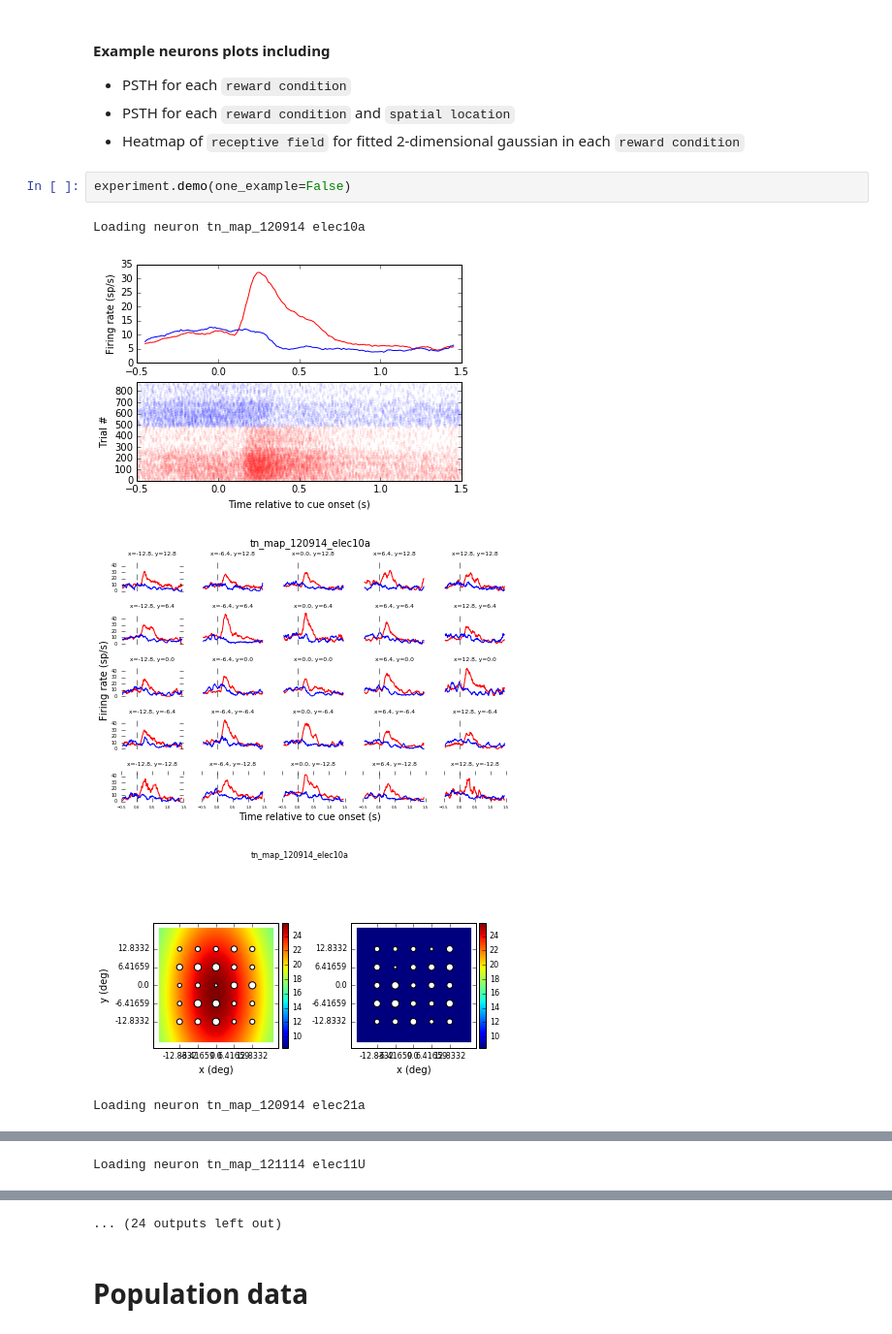
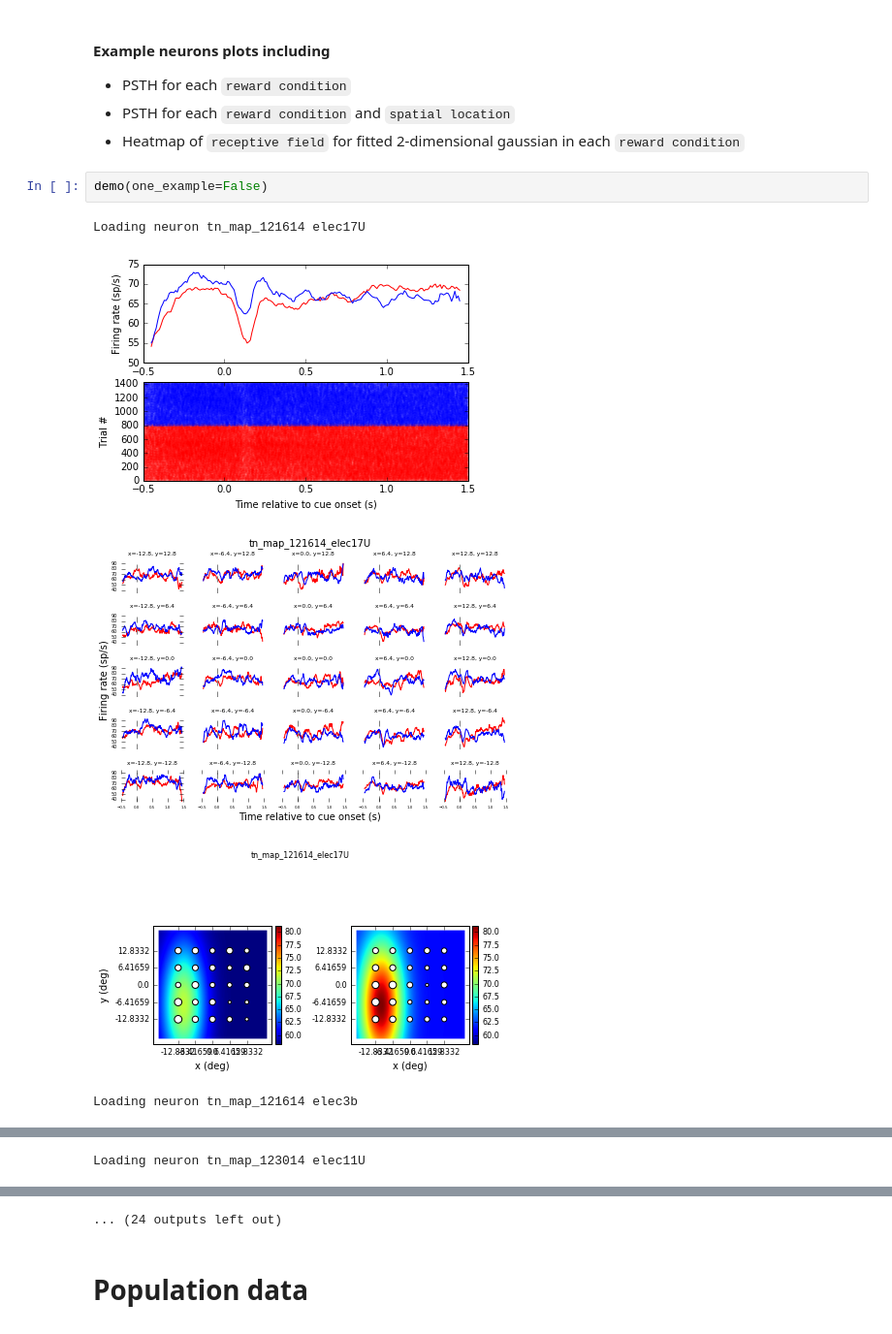
Before and after one commit to aunoyp/Mapping, a Jupyter notebook: mapping_paper.ipynb, the cells around one changed output, grey strips where cells are left out. Shown at 97% size. Cells and saved outputs as stored; diff of their text form.

```diff
--- a/mapping_paper.ipynb
+++ b/mapping_paper.ipynb
@@ -85,10 +92,10 @@ funcs.print_wilcoxons(
 * PSTH for each `reward condition` and `spatial location`
 * Heatmap of `receptive field` for fitted 2-dimensional gaussian in each `reward condition`
 # %%
-experiment.demo(one_example=False)
+demo(one_example=False)
 # %% [output]
-Loading neuron tn_map_120914 elec10a
+Loading neuron tn_map_121614 elec17U
-[figure, old version]
+[figure, new version]
-[figure, old version]
+[figure, new version]
-[figure, old version]
+[figure, new version]
-Loading neuron tn_map_120914 elec21a
+Loading neuron tn_map_121614 elec3b
@@ -98 +105 @@ Loading neuron tn_map_120914 elec21a
-Loading neuron tn_map_121114 elec11U
+Loading neuron tn_map_123014 elec11U
```
Also changed, not shown: parts of 9 cells of this notebook, 2 other files.
